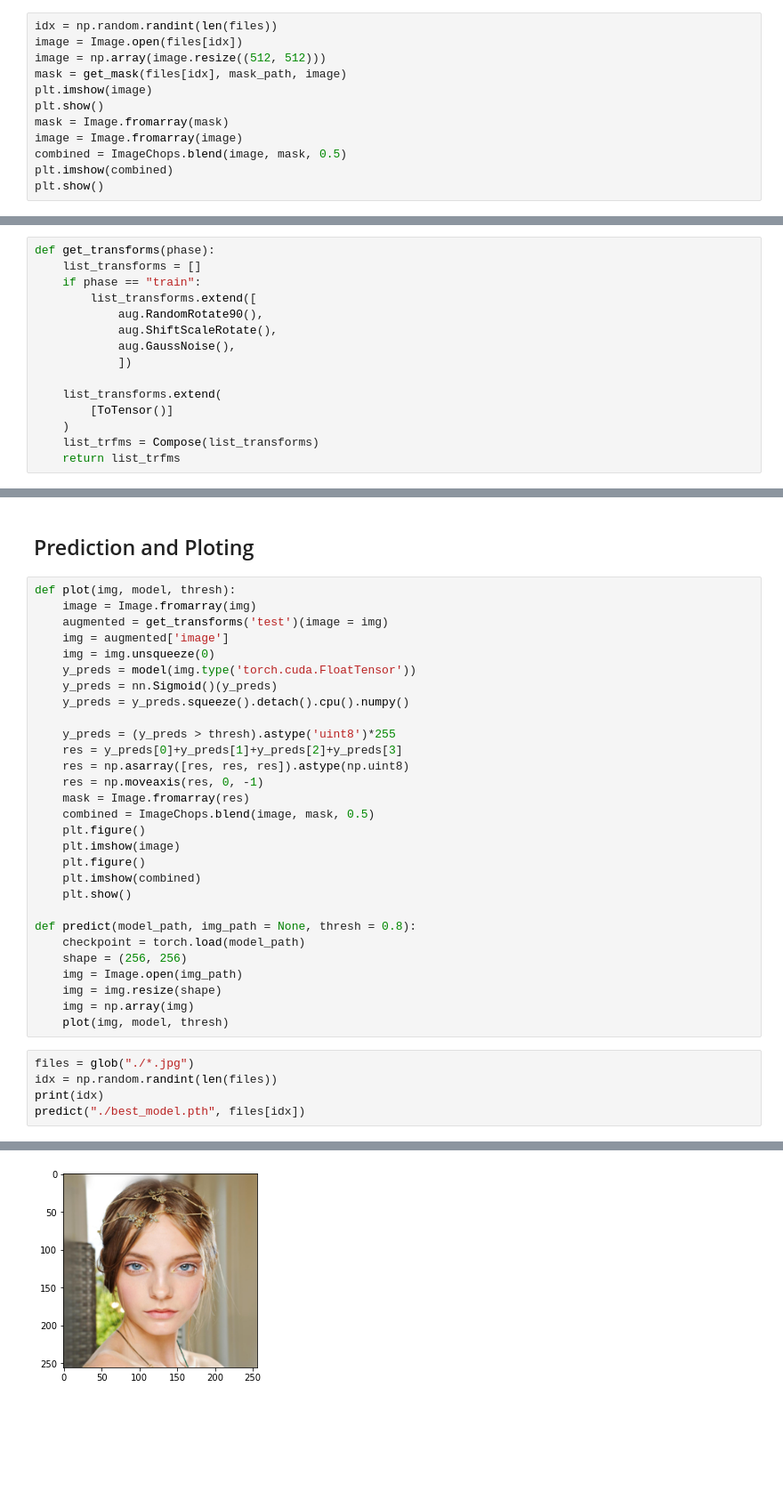
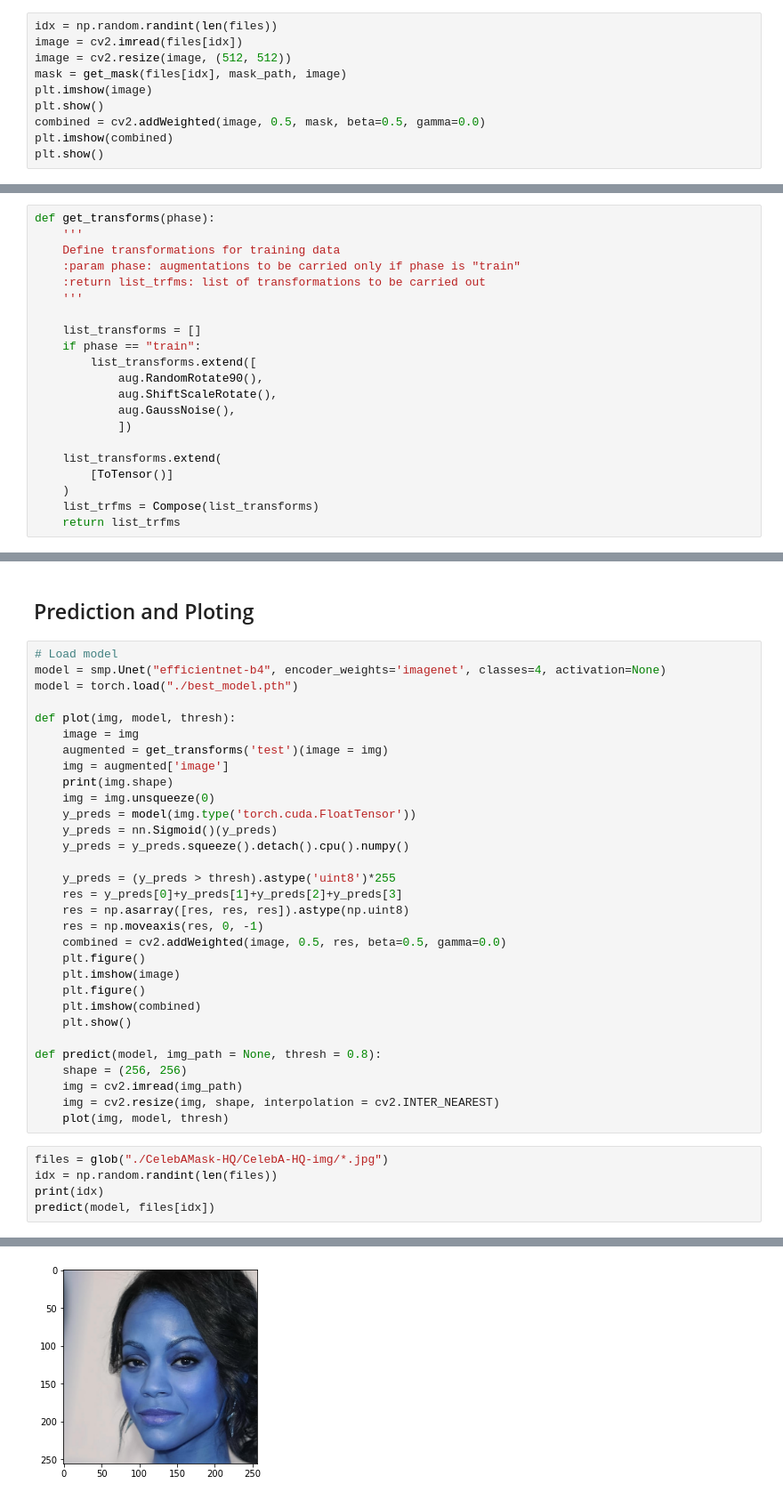
Before and after one commit to DSSR2/Face-Segmentation, a Jupyter notebook: Face Segmentation.ipynb, the cells around one changed output, grey strips where cells are left out. Shown at 89% size. Saved outputs shown, nothing was run; the diff lists cells and outputs as text; blank space fills up the shorter version.

```diff
--- a/Face Segmentation.ipynb
+++ b/Face Segmentation.ipynb
@@ -63,14 +127,12 @@ def get_mask(file, mask_path, image):
     return mask
 # %%
 idx = np.random.randint(len(files))
-image = Image.open(files[idx])
-image = np.array(image.resize((512, 512)))
+image = cv2.imread(files[idx])
+image = cv2.resize(image, (512, 512))
 mask = get_mask(files[idx], mask_path, image)
 plt.imshow(image)
 plt.show()
-mask = Image.fromarray(mask)
-image = Image.fromarray(image)
-combined = ImageChops.blend(image, mask, 0.5)
+combined = cv2.addWeighted(image, 0.5, mask, beta=0.5, gamma=0.0)
 plt.imshow(combined)
 plt.show()
 # %% [output]
@@ -147,6 +205,12 @@ class CelebData(Dataset):
         return len(self.train)
 # %%
 def get_transforms(phase):
+    '''
+    Define transformations for training data
+    :param phase: augmentations to be carried only if phase is "train"
+    :return list_trfms: list of transformations to be carried out
+    '''
+
     list_transforms = []
     if phase == "train":
         list_transforms.extend([
@@ -312,10 +397,15 @@ Test Jaccard Score:  tensor(0.0041, device='cuda:0')
 # %% [markdown]
 ## Prediction and Ploting
 # %%
+# Load model
+model = smp.Unet("efficientnet-b4", encoder_weights='imagenet', classes=4, activation=None)
+model = torch.load("./best_model.pth")
+
 def plot(img, model, thresh):
-    image = Image.fromarray(img)
+    image = img
     augmented = get_transforms('test')(image = img)
     img = augmented['image']
+    print(img.shape)
     img = img.unsqueeze(0)
     y_preds = model(img.type('torch.cuda.FloatTensor'))
     y_preds = nn.Sigmoid()(y_preds)
@@ -325,24 +415,21 @@ def plot(img, model, thresh):
     res = y_preds[0]+y_preds[1]+y_preds[2]+y_preds[3]
     res = np.asarray([res, res, res]).astype(np.uint8)
     res = np.moveaxis(res, 0, -1)
-    mask = Image.fromarray(res)
-    combined = ImageChops.blend(image, mask, 0.5)
+    combined = cv2.addWeighted(image, 0.5, res, beta=0.5, gamma=0.0)
     plt.figure()
     plt.imshow(image)
     plt.figure()
     plt.imshow(combined)
     plt.show()
 
-def predict(model_path, img_path = None, thresh = 0.8):
-    checkpoint = torch.load(model_path)
+def predict(model, img_path = None, thresh = 0.8):
     shape = (256, 256)
-    img = Image.open(img_path)
-    img = img.resize(shape)
-    img = np.array(img)
+    img = cv2.imread(img_path)
+    img = cv2.resize(img, shape, interpolation = cv2.INTER_NEAREST)
     plot(img, model, thresh)
 # %%
-files = glob("./*.jpg")
+files = glob("./CelebAMask-HQ/CelebA-HQ-img/*.jpg")
 idx = np.random.randint(len(files))
 print(idx)
-predict("./best_model.pth", files[idx])
+predict(model, files[idx])
 # %% [output]
@@ -350 +438 @@ predict("./best_model.pth", files[idx])
-[figure, old version]
+[figure, new version]
```
Also changed, not shown: parts of 20 cells of this notebook.
